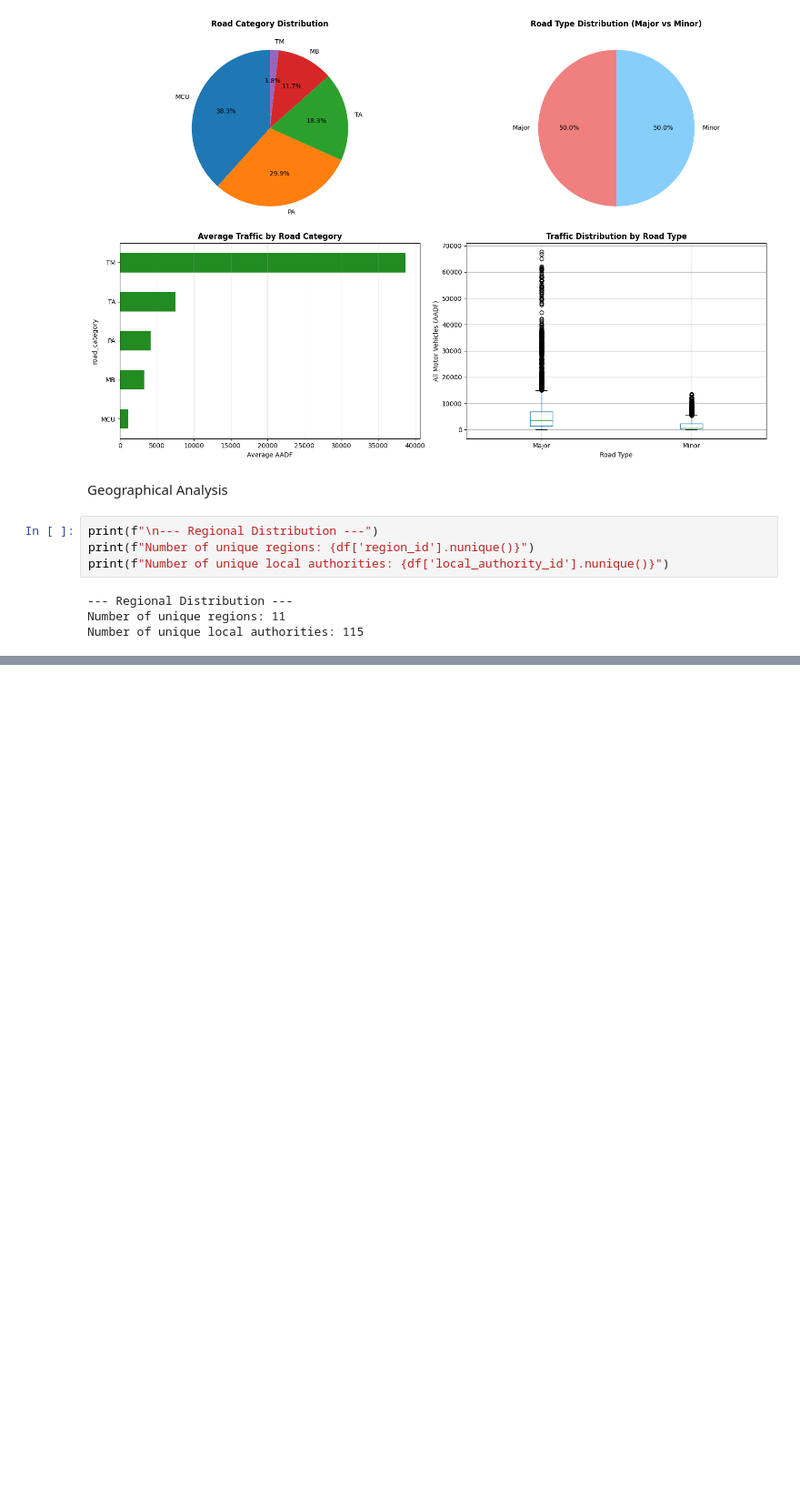
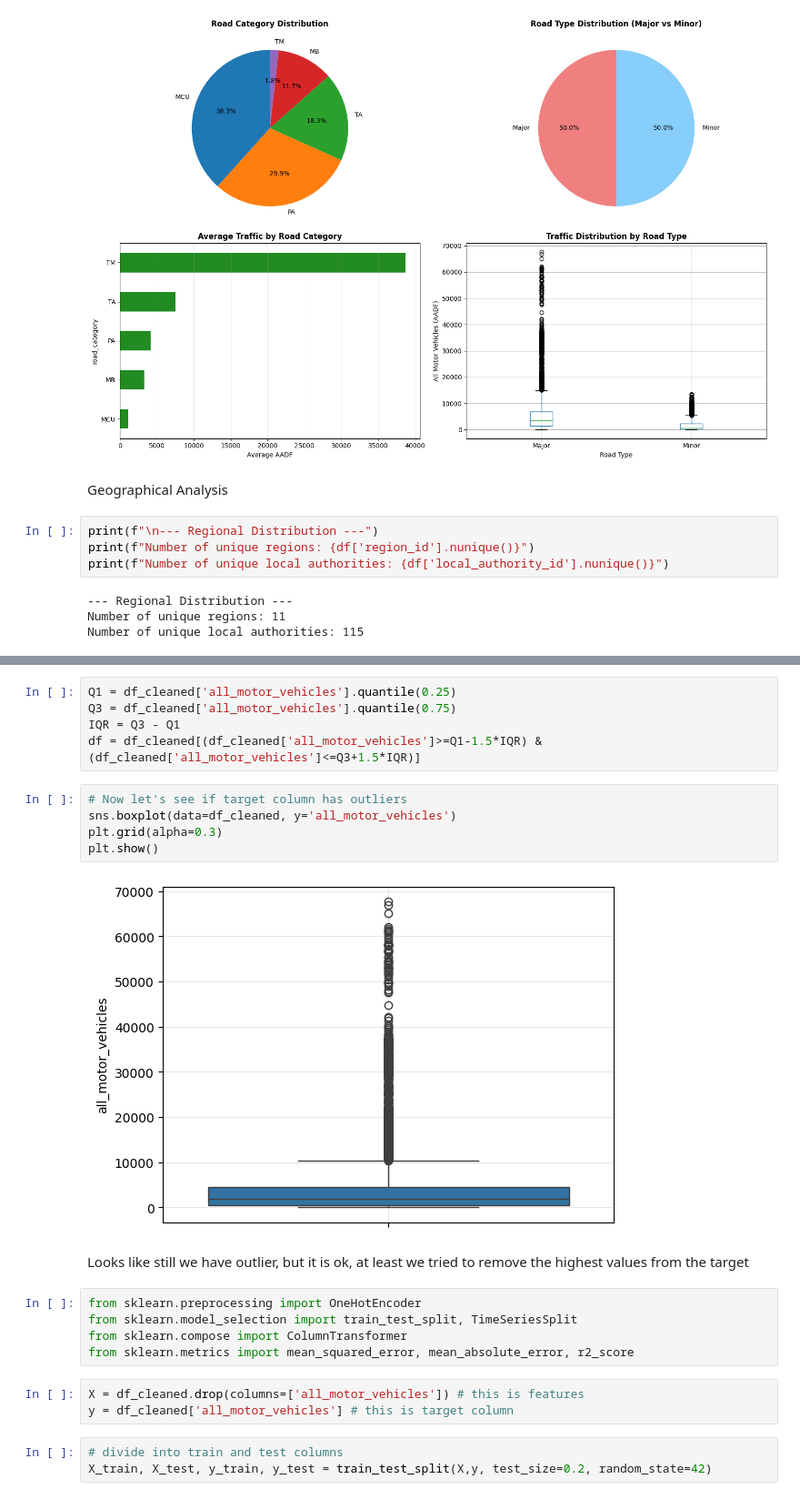
Before and after one commit to dilshodbek-axmadov/MLDA.CW1.16668, a Jupyter notebook: ML_16668.ipynb, the cells around one changed output, grey strips where cells are left out. Shown at 91% size. Saved outputs shown, nothing was run; the diff lists cells and outputs as text; blank space fills up the shorter version.

```diff
--- a/ML_16668.ipynb
+++ b/ML_16668.ipynb
@@ -415,0 +571,25 @@ region_names_maped = {
+# %%
+Q1 = df_cleaned['all_motor_vehicles'].quantile(0.25)
+Q3 = df_cleaned['all_motor_vehicles'].quantile(0.75)
+IQR = Q3 - Q1
+df = df_cleaned[(df_cleaned['all_motor_vehicles']>=Q1-1.5*IQR) & (df_cleaned['all_motor_vehicles']<=Q3+1.5*IQR)]
+# %%
+# Now let's see if target column has outliers
+sns.boxplot(data=df_cleaned, y='all_motor_vehicles')
+plt.grid(alpha=0.3)
+plt.show()
+# %% [output]
+[figure, added]
+# %% [markdown]
+Looks like still we have outlier, but it is ok, at least we tried to remove the highest values from the target
+# %%
+from sklearn.preprocessing import OneHotEncoder
+from sklearn.model_selection import train_test_split, TimeSeriesSplit
+from sklearn.compose import ColumnTransformer
+from sklearn.metrics import mean_squared_error, mean_absolute_error, r2_score
+# %%
+X = df_cleaned.drop(columns=['all_motor_vehicles']) # this is features
+y = df_cleaned['all_motor_vehicles'] # this is target column
+# %%
+# divide into train and test columns
+X_train, X_test, y_train, y_test = train_test_split(X,y, test_size=0.2, random_state=42)
```
Also changed, not shown: parts of 27 cells of this notebook.
